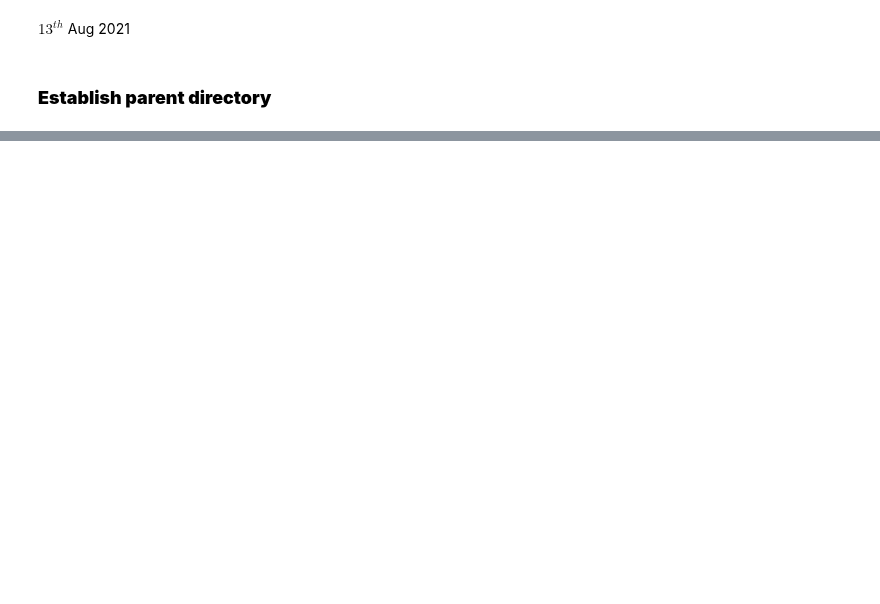
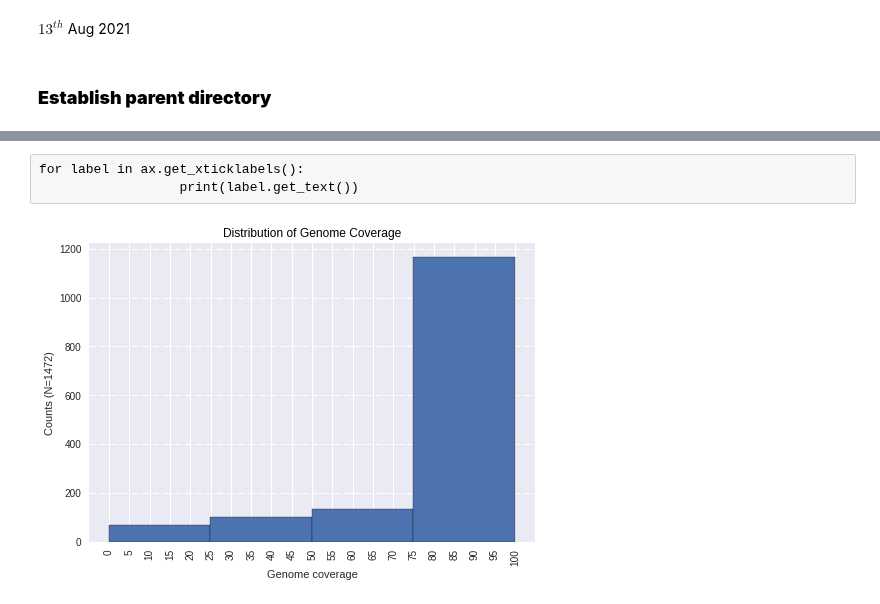
Before and after one commit to ousodaniel/SARS-CoV-2-Data-Workflows, a Jupyter notebook: trend-plots.ipynb, the cells around one changed output, grey strips where cells are left out. Cells and saved outputs as stored; diff of their text form; code cells hidden in the pictures; blank space fills up the shorter version.

```diff
--- a/trend-plots.ipynb
+++ b/trend-plots.ipynb
@@ -245,0 +279,19 @@ avail_clr = ['TBA8', 'c', 'm', 'k']
+# %%
+df_seq_summ_delta21 = df_seq_summ_ke.assign(LIN=df_seq_summ_ke.LIN.replace('B.1.617.2', 'B.1.617.2*(Delta)').
+                                       apply(lambda x: str(x).replace(str(x), 'B.1.617.2*(Delta)') if 'AY' in str(x) else x))
+# %%
+category = '_deltas'
+ext = 'svg'
+# %%
+if category == '_2021':
+    df_seq_data = df_seq_summ2021
+elif category == '_drc':
+    df_seq_data = df_seq_summ_drc
+elif category == '_deltas':
+    df_seq_data = df_seq_summ_delta
+elif category == '_deltas21':
+    df_seq_data = df_seq_summ_delta21
+else:
+    df_seq_data = df_seq_summ
+# %%
+df_seq_summ_who = df_seq_data.assign(LIN=df_seq_data['LIN'].apply(lambda x: replace_with_who_lin(x)))
@@ -245,0 +348,18 @@ avail_clr = ['TBA8', 'c', 'm', 'k']
+# %% [raw]
+for label in ax.get_xticklabels():
+                  print(label.get_text())
+# %%
+fig,ax = plt.subplots(1,1)
+plt.hist(df_seq_summ_who['G_COV'], bins=4, ec='k')
+plt.xlabel('Genome coverage')
+plt.ylabel(f'Counts (N={df_seq_summ_who.shape[0]-1})')
+plt.xticks(np.arange(0,105, 5), rotation=90)
+# plt.yticks(np.arange(0,375, 25))
+plt.grid('major', axis='y', ls='-.')
+plt.title('Distribution of Genome Coverage', title_fontdict)
+# ax.hlines(67, 2, 99, colors='orange', linestyles='--')
+# plt.annotate('80% coverage threshold', xy=(30, 80))
+# fig.savefig(f"{glob.glob(f'{parent_dir}/**/PlotsFigures', recursive=True)[0]}/report-coverage-dist{category+'_'}{dt}.{ext}")
+plt.show()
+# %% [output]
+[figure, added]
```
Also changed, not shown: parts of 134 cells of this notebook.
